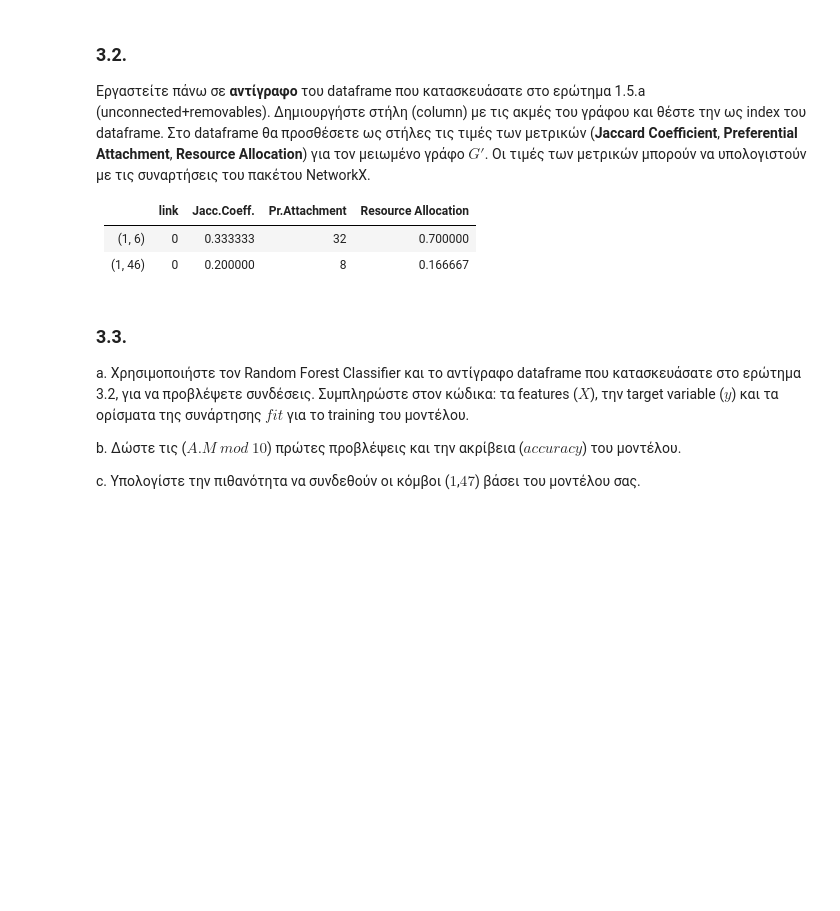
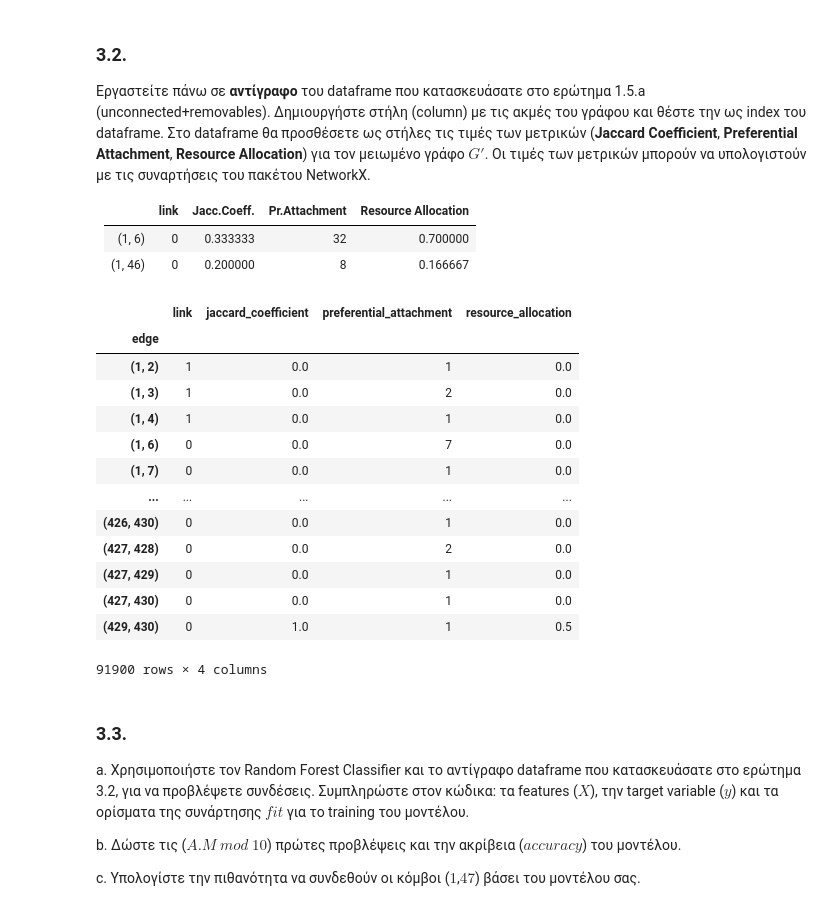
Before and after one commit to geokyr/ece-ntua-social-network-analysis, a Jupyter notebook: lab03/lab03.ipynb, the cells around one changed output. Drawn from its saved outputs; the diff is of its cells as text; code cells hidden in the pictures; blank space fills up the shorter version.

```diff
--- a/lab03/lab03.ipynb
+++ b/lab03/lab03.ipynb
@@ -114,13 +129,10 @@ b. Κατασκευάστε τον γράφο $G'$ που προκύπτει α
 
 c. Εμφανίστε τον αριθμό των κόμβων, τον αριθμό των ακμών, τον μέσο βαθμό των κόμβων και τον αριθμό των συνεκτικών συνιστωσών (connected components) για τον γράφο $G'$.
 # %%
-df_unconnected_pairs = pd.DataFrame(unconnected_pairs, columns=['from', 'to'])
-df_unconnected_pairs['link'] = 0
-
-df_removable_edges = pd.DataFrame(removable_edges, columns=['from', 'to'])
-df_removable_edges['link'] = 1
-
-df = pd.concat([df_unconnected_pairs, df_removable_edges], ignore_index=True)
+df_edges = unconnected_pairs + removable_edges
+df_edges.sort()
+df_links = [0 if edge in unconnected_pairs else 1 for edge in df_edges]
+df = pd.DataFrame({'edge': df_edges, 'link': df_links})
 
 G_reduced = G.copy()
 G_reduced.remove_edges_from(removable_edges)
@@ -247,4 +258,11 @@ plt.show()
 |(1, 6) |  0    |  0.333333 |     32      |    0.700000        |
 |(1, 46)|  0    |  0.200000 |      8      |    0.166667        |
 # %%
-#replicate of the dataframe "unconnected+removables"---dataframe will be used again in (4)
+df_copy = df.copy()
+df_copy.set_index('edge', inplace=True)
+
+jaccard_coefficient = [p for u, v, p in nx.jaccard_coefficient(G_reduced)]
+preferential_attachment = [p for u, v, p in nx.preferential_attachment(G_reduced)]
+resource_allocation = [p for u, v, p in nx.resource_allocation_index(G_reduced)]
+
+df_copy = df_copy.assign(jaccard_coefficient=jaccard_coefficient, preferential_attachment=preferential_attachment, resource_allocation=resource_allocation)
@@ -258,3 +269,20 @@ plt.show()
+# %%
+df_copy
+# %% [output]
+|  | link | jaccard_coefficient | preferential_attachment | resource_allocation |
+| edge |  |  |  |  |
+| (1, 2) | 1 | 0.0 | 1 | 0.0 |
+| (1, 3) | 1 | 0.0 | 2 | 0.0 |
+| (1, 4) | 1 | 0.0 | 1 | 0.0 |
+| (1, 6) | 0 | 0.0 | 7 | 0.0 |
+| (1, 7) | 0 | 0.0 | 1 | 0.0 |
+| ... | ... | ... | ... | ... |
+| (426, 430) | 0 | 0.0 | 1 | 0.0 |
+| (427, 428) | 0 | 0.0 | 2 | 0.0 |
+| (427, 429) | 0 | 0.0 | 1 | 0.0 |
+| (427, 430) | 0 | 0.0 | 1 | 0.0 |
+| (429, 430) | 0 | 1.0 | 1 | 0.5 |
+91900 rows × 4 columns
 # %% [markdown]
 ### 3.3.
 a. Χρησιμοποιήστε τον Random Forest Classifier και το αντίγραφο dataframe που κατασκευάσατε στο ερώτημα 3.2, για να προβλέψετε συνδέσεις. Συμπληρώστε στον κώδικα: τα features ($X$), την target variable ($y$) και τα ορίσματα της συνάρτησης $fit$ για το training του μοντέλου.
```
Also changed, not shown: parts of 23 cells of this notebook, 1 other file.
